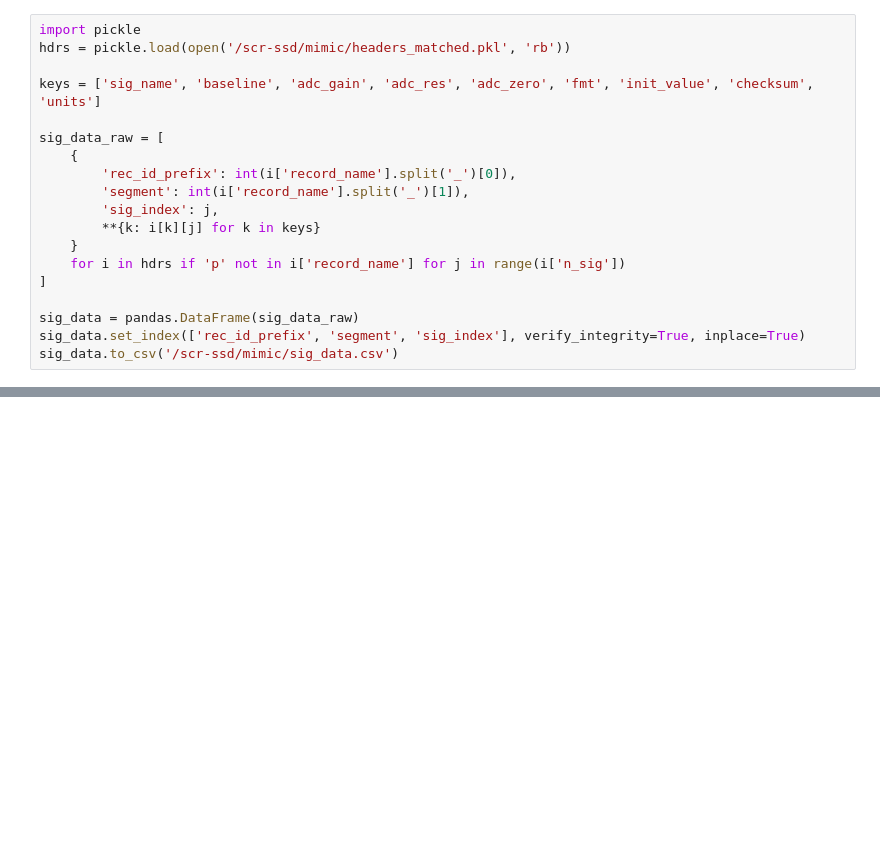
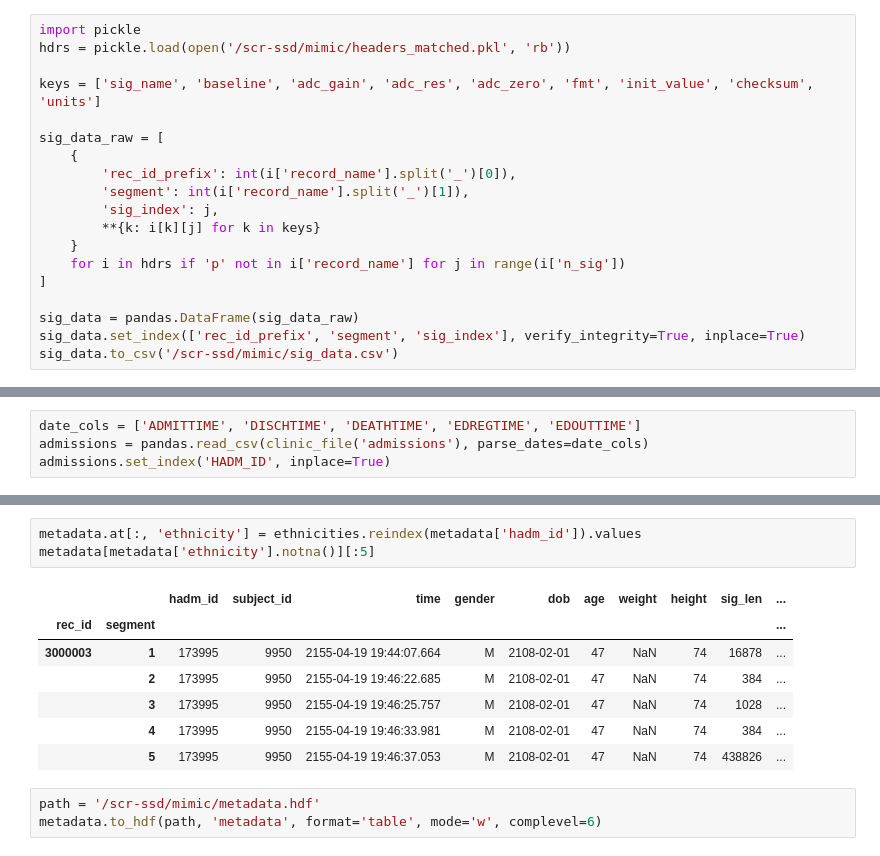
Before and after one commit to kuprel/blood-pressure, a Jupyter notebook: notebooks/align_metadata.ipynb, the cells around one changed output, grey strips where cells are left out. Saved outputs shown, nothing was run; the diff lists cells and outputs as text; blank space fills up the shorter version.

```diff
--- a/notebooks/align_metadata.ipynb
+++ b/notebooks/align_metadata.ipynb
@@ -425,0 +450,4 @@ sig_data.to_csv('/scr-ssd/mimic/sig_data.csv')
+# %%
+date_cols = ['ADMITTIME', 'DISCHTIME', 'DEATHTIME', 'EDREGTIME', 'EDOUTTIME']
+admissions = pandas.read_csv(clinic_file('admissions'), parse_dates=date_cols)
+admissions.set_index('HADM_ID', inplace=True)
@@ -425,0 +468,14 @@ sig_data.to_csv('/scr-ssd/mimic/sig_data.csv')
+# %%
+metadata.at[:, 'ethnicity'] = ethnicities.reindex(metadata['hadm_id']).values
+metadata[metadata['ethnicity'].notna()][:5]
+# %% [output]
+|  |  | hadm_id | subject_id | time | gender | dob | age | weight | height | sig_len | ... |
+| rec_id | segment |  |  |  |  |  |  |  |  |  | ... |
+| 3000003 | 1 | 173995 | 9950 | 2155-04-19 19:44:07.664 | M | 2108-02-01 | 47 | NaN | 74 | 16878 | ... |
+|  | 2 | 173995 | 9950 | 2155-04-19 19:46:22.685 | M | 2108-02-01 | 47 | NaN | 74 | 384 | ... |
+|  | 3 | 173995 | 9950 | 2155-04-19 19:46:25.757 | M | 2108-02-01 | 47 | NaN | 74 | 1028 | ... |
+|  | 4 | 173995 | 9950 | 2155-04-19 19:46:33.981 | M | 2108-02-01 | 47 | NaN | 74 | 384 | ... |
+|  | 5 | 173995 | 9950 | 2155-04-19 19:46:37.053 | M | 2108-02-01 | 47 | NaN | 74 | 438826 | ... |
+# %%
+path = '/scr-ssd/mimic/metadata.hdf'
+metadata.to_hdf(path, 'metadata', format='table', mode='w', complevel=6)
```
Also changed, not shown: parts of 13 cells of this notebook, 11 other files.
